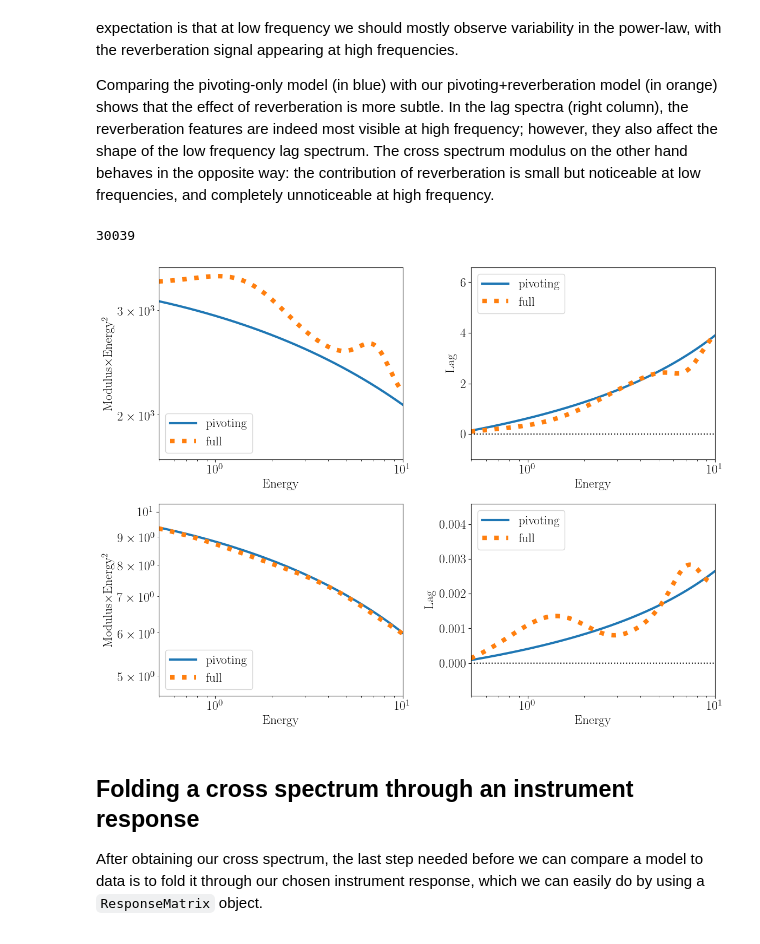
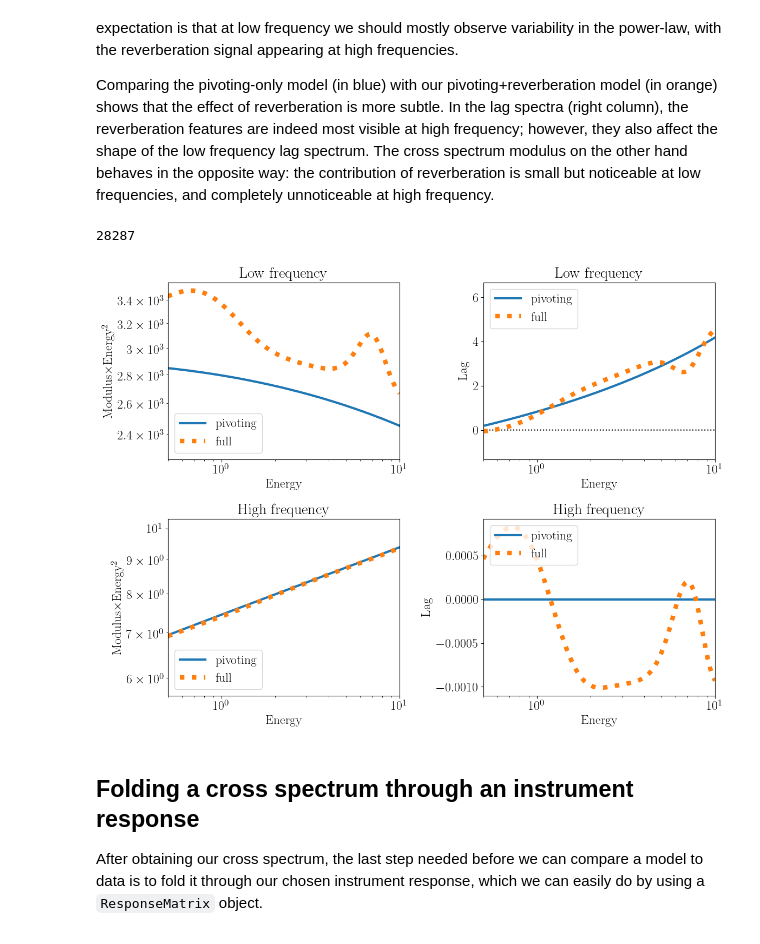
Before and after one commit to matteolucchini1/nDspec, a Jupyter notebook: docs/timing.ipynb, the cells around one changed output. Drawn from its saved outputs; the diff is of its cells as text; code cells hidden in the pictures.

```diff
--- a/docs/timing.ipynb
+++ b/docs/timing.ipynb
@@ -113,11 +113,12 @@ piv_fft = CrossSpectrum(times_fft,energ=nicer_en)
 #function of our CrossSpectrum object
 pl_norm = 1.
 pl_slope = -1.9
-gamma_nu = 0.2
-phi_0 = -0.5
-phi_nu = -0.6
+gamma_0 = 0.2
+gamma_nu = -0.1
+phi_0 = -0.2
+phi_nu = -0.1
 nu_0 = piv_fft.freqs[0]
-piv_transfer = models.pivoting_pl(piv_fft.freqs,nicer_en,np.array([pl_norm,pl_slope,gamma_nu,phi_0,phi_nu,nu_0]))
+piv_transfer = models.pivoting_pl(piv_fft.freqs,nicer_en,np.array([pl_norm,pl_slope,gamma_0,gamma_nu,phi_0,phi_nu,nu_0]))
 piv_fft.set_transfer(piv_transfer)
 
 #pass the cross spectrum, transfer function and reference band to the class
@@ -213,7 +214,7 @@ gauss_center = 6.5
 rise_slope = 2
 decay_slope = -3
 #the time at which the pulse switches from one slope to the next
-peak_time = 4
+peak_time = 5
 #the slope of the power-law which sets the width of the line at each time
 width_slope = -0.25
 gauss_flash, gauss_line, gauss_pulse = models.gauss_bkn(times_fft,nicer_en,
@@ -221,7 +222,7 @@ gauss_flash, gauss_line, gauss_pulse = models.gauss_bkn(times_fft,nicer_en,
                                                                   decay_slope,peak_time,width_slope]),
                                                         return_full=True)
 #the initial normalization and temperature of the blackbody
-bb_norm = 1.5e-3
+bb_norm = 3e-2
 bb_temp = 0.5
 #the slope of the power-law which sets the temperature of the blackbody at each time
 temp_slope = -0.25
@@ -295,6 +296,7 @@ ax1.set_xlabel("Energy")
 ax1.legend(loc="lower left")
 ax1.set_ylabel("Modulus$\\times$Energy$^{2}$")
 ax1.set_xlim([0.5,10])
+ax1.set_title("Low frequency")
 
 ax2.plot(piv_fft.energ,np.zeros(piv_fft.n_chans),color='black',linestyle='dotted')
 ax2.plot(piv_fft.energ,piv_fft.lag_energy(lowfreq_bounds),
@@ -307,39 +309,42 @@ ax2.set_xlabel("Energy")
 ax2.set_ylabel("Lag")
 ax2.legend(loc="upper left")
 ax2.set_xlim([0.5,10])
+ax2.set_title("Low frequency")
 
 #define the high frequency bounds
 highfreq_bounds = [0.1*piv_fft.freqs[-1],piv_fft.freqs[-1]]
 
 ax3.plot(piv_fft.energ,piv_fft.mod_energy(highfreq_bounds)*piv_fft.energ**2,
          linewidth=3,label='pivoting')
 ax3.plot(full_fft.energ,full_fft.mod_energy(highfreq_bounds)*full_fft.energ**2,
          linewidth=6,linestyle='dotted',label='full')
 
 ax3.set_xscale("log")
 ax3.set_yscale("log")
 ax3.set_xlabel("Energy")
 ax3.set_ylabel("Modulus$\\times$Energy$^{2}$")
 ax3.legend(loc="lower left")
 ax3.set_xlim([0.5,10])
+ax3.set_title("High frequency")
 
 ax4.plot(piv_fft.energ,np.zeros(piv_fft.n_chans),color='black',linestyle='dotted')
 ax4.plot(piv_fft.energ,piv_fft.lag_energy(highfreq_bounds),
          linewidth=3,label='pivoting')
 ax4.plot(full_fft.energ,full_fft.lag_energy(highfreq_bounds),
          linewidth=6,linestyle='dotted',label='full')
 
 ax4.set_xscale("log")
 ax4.set_xlabel("Energy")
 ax4.set_ylabel("Lag")
 ax4.legend(loc="upper left")
 ax4.set_xlim([0.5,10])
+ax4.set_title("High frequency")
 
 plt.tight_layout()
 gc.collect()
 # %% [output]
-30039
+28287
-[figure, old version]
+[figure, new version]
 # %% [markdown]
 ## Folding a cross spectrum through an instrument response
 
```
Also changed, not shown: parts of 7 cells of this notebook, 9 other files.
